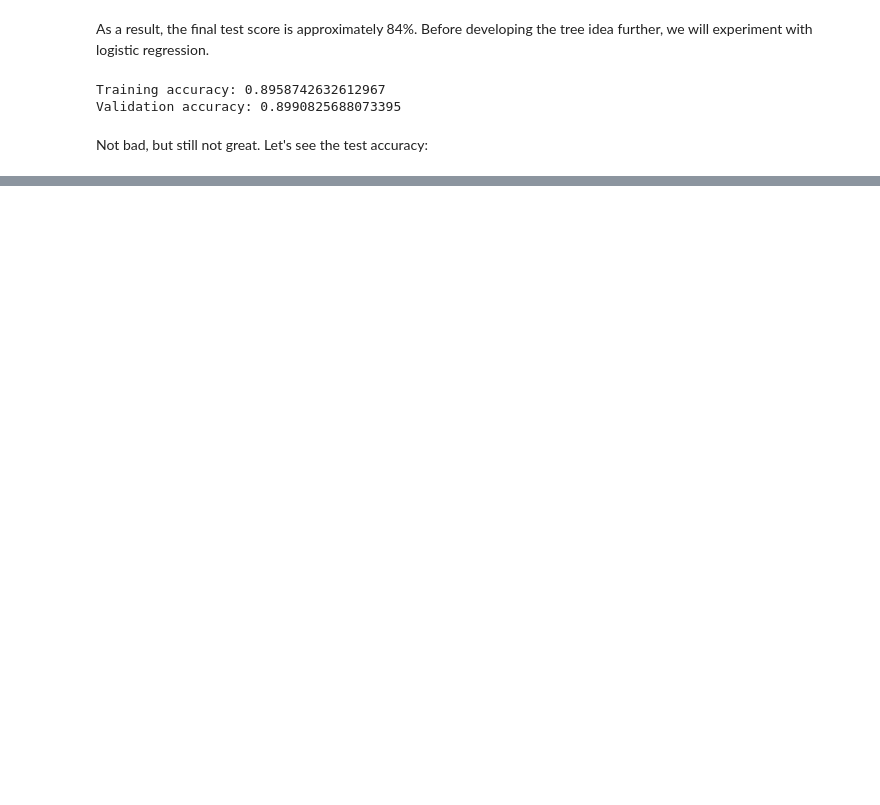
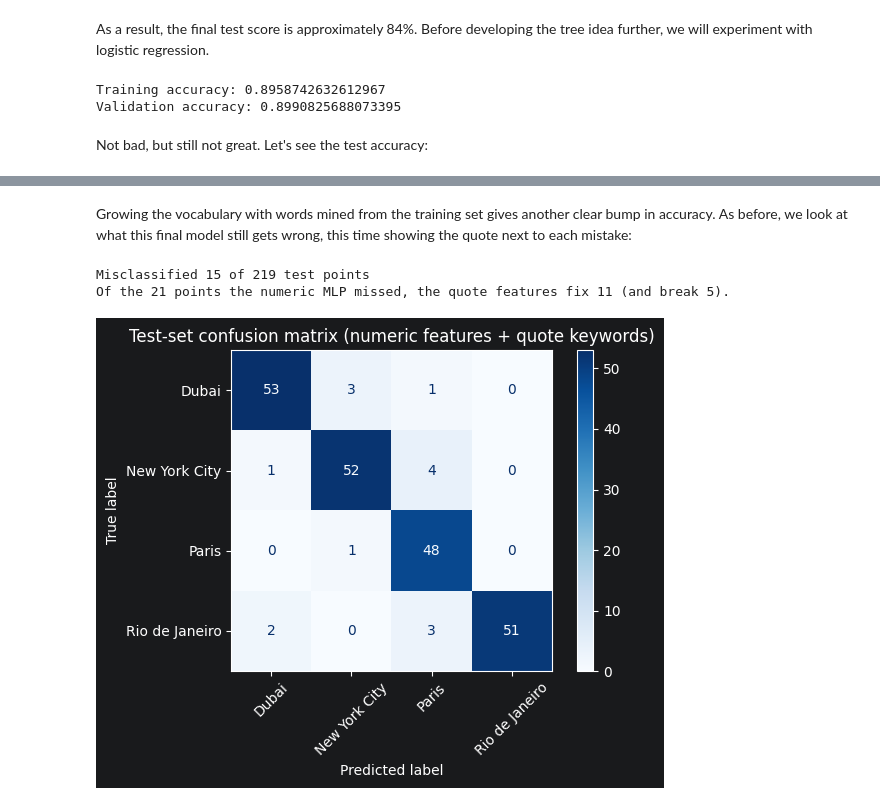
Before and after one commit to alxkaminsky/City-Predictor, a Jupyter notebook: sample.ipynb, the cells around one changed output, grey strips where cells are left out. Cells and saved outputs as stored; diff of their text form; code cells hidden in the pictures; blank space fills up the shorter version.

```diff
--- a/sample.ipynb
+++ b/sample.ipynb
@@ -245,0 +629,31 @@ Test accuracy: 0.867579908675799
+# %% [markdown]
+Growing the vocabulary with words mined from the training set gives another clear bump in accuracy. As before, we look at what this final model still
+gets wrong, this time showing the quote next to each mistake:
+# %%
+# --- Analyze the misclassified test points (expanded-vocabulary model) ---
+pred = exp_lr.predict(Xe_test)
+wrong = pred != t_test
+print(f"Misclassified {wrong.sum()} of {len(t_test)} test points")
+
+# How many of our best numeric model's (the MLP's) mistakes did the quotes fix?
+mlp_wrong = test_mlp.predict(X_test_s) != t_test
+print(f"Of the {mlp_wrong.sum()} points the numeric MLP missed, the quote features "
+      f"fix {(mlp_wrong & ~wrong).sum()} (and break {(~mlp_wrong & wrong).sum()}).")
+
+cities = ['Dubai', 'New York City', 'Paris', 'Rio de Janeiro']
+ConfusionMatrixDisplay(confusion_matrix(t_test, pred, labels=cities),
+                       display_labels=cities).plot(cmap='Blues', xticks_rotation=45)
+plt.title('Test-set confusion matrix (numeric features + quote keywords)')
+plt.tight_layout()
+plt.show()
+
+# The still-misclassified points, with the quote shown alongside the features.
+misclassified_kw = pd.DataFrame(X_test[wrong], columns=feature_cols)
+misclassified_kw.insert(0, 'quote', q_test[wrong])
+misclassified_kw.insert(0, 'predicted', pred[wrong])
+misclassified_kw.insert(0, 'true', t_test[wrong])
+misclassified_kw
+# %% [output]
+Misclassified 15 of 219 test points
+Of the 21 points the numeric MLP missed, the quote features fix 11 (and break 5).
+[figure, added]
```
Also changed, not shown: parts of 21 cells of this notebook, 2 other files.
